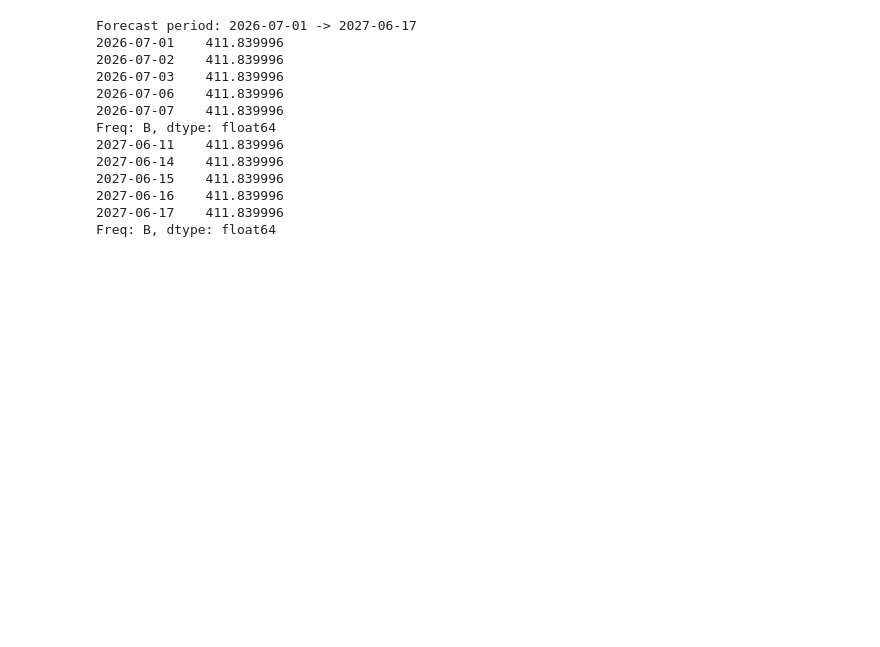
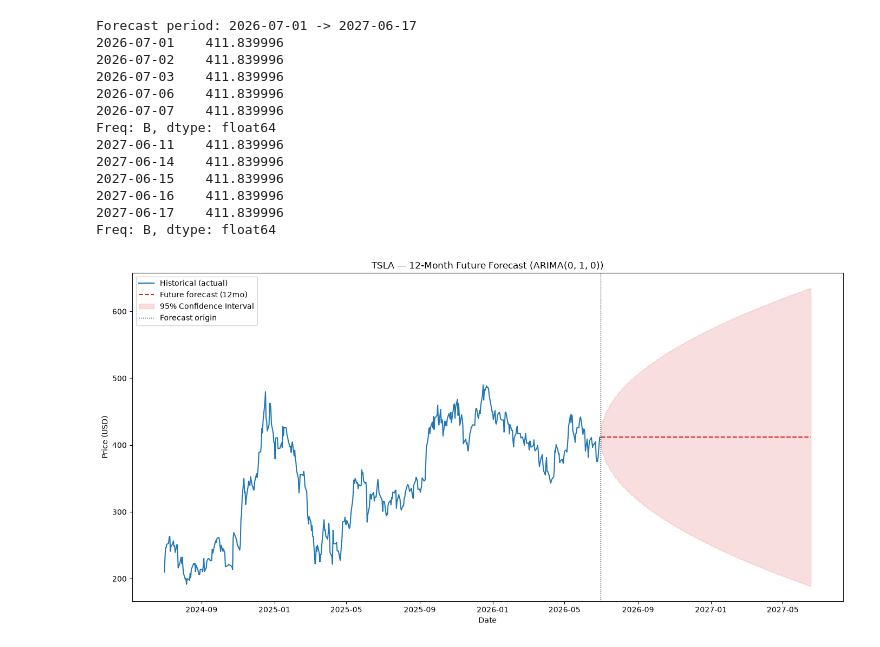
Before and after one commit to Sumeyahassen/portfolio-optimization, a Jupyter notebook: notebooks/task3_forecast.ipynb, the cells around one changed output. Drawn from its saved outputs; the diff is of its cells as text; code cells hidden in the pictures; blank space fills up the shorter version.

Commit message:
plot histry and future forcast

```diff
--- a/notebooks/task3_forecast.ipynb
+++ b/notebooks/task3_forecast.ipynb
@@ -65,3 +65,24 @@ Freq: B, dtype: float64
 2027-06-16    411.839996
 2027-06-17    411.839996
 Freq: B, dtype: float64
+# %%
+fig, ax = plt.subplots(figsize=(14, 7))
+
+history_window = close[close.index >= "2024-07-01"]
+ax.plot(history_window.index, history_window, label="Historical (actual)", color="tab:blue")
+
+ax.plot(future_forecast.index, future_forecast, label="Future forecast (12mo)",
+        color="tab:red", linestyle="--")
+ax.fill_between(future_forecast.index, future_lower, future_upper,
+                 color="tab:red", alpha=0.15, label="95% Confidence Interval")
+
+ax.axvline(close.index[-1], color="black", linestyle=":", linewidth=1, label="Forecast origin")
+ax.set_title(f"TSLA — 12-Month Future Forecast (ARIMA{final_model.order})")
+ax.set_xlabel("Date")
+ax.set_ylabel("Price (USD)")
+ax.legend()
+plt.tight_layout()
+plt.savefig("../data/processed/fig_task3_future_forecast.png", dpi=120)
+plt.show()
+# %% [output]
+[figure, added]
```
